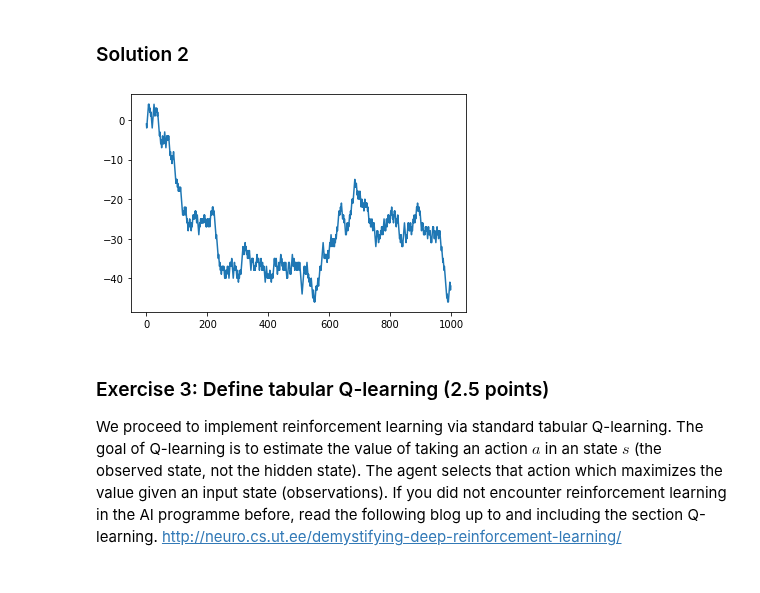
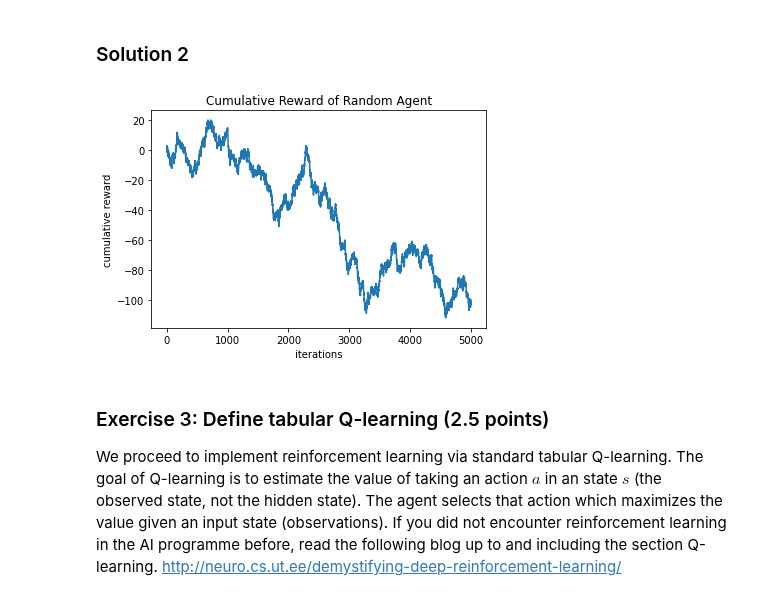
Before and after one commit to AjinkyaIndulkar/neural-networks-1920, a Jupyter notebook: P7 - Reinforcement Learning/Chapter_11_reinforcement_learning.ipynb, the cells around one changed output. Saved outputs shown, nothing was run; the diff lists cells and outputs as text; code cells hidden in the pictures.

```diff
--- a/P7 - Reinforcement Learning/Chapter_11_reinforcement_learning.ipynb
+++ b/P7 - Reinforcement Learning/Chapter_11_reinforcement_learning.ipynb
@@ -210,23 +211,27 @@ class RandomAgent(object):
 ### Solution 2
 # %%
 def cumulative_reward(R):
+    '''function to compute cumulative reward over iterations'''
     cumul_reward = [R[0]]
     for i in range(1,len(R)):
-        cumul_reward.append(cumul_reward[i-1]+R[i])
+        cumul_reward.append(cumul_reward[i-1] + R[i])
     return cumul_reward
 # %%
 # Create agent
 random_agent = RandomAgent(env)
 
 # Put the agent in the environment
-R = run_agent(env, random_agent)
+R0 = run_agent(env, random_agent, epsilon=0.05, n_iter=5000)
 
 # Plot cumulative reward
-cumul_reward = cumulative_reward(R)
+cumul_reward = cumulative_reward(R0)
 plt.plot(cumul_reward)
+plt.title('Cumulative Reward of Random Agent')
+plt.xlabel('iterations')
+plt.ylabel('cumulative reward')
 plt.show()
 # %% [output]
-[figure, old version]
+[figure, new version]
 # %% [markdown]
 ### Exercise 3: Define tabular Q-learning (2.5 points)
 We proceed to implement reinforcement learning via standard tabular Q-learning. The goal of Q-learning is to estimate the value of taking an action $a$ in an state $s$ (the observed state, not the hidden state). The agent selects that action which maximizes the value given an input state (observations). If you did not encounter reinforcement learning in the AI programme before, read the following blog up to and including the section Q-learning.
```
Also changed, not shown: parts of 8 cells of this notebook.
